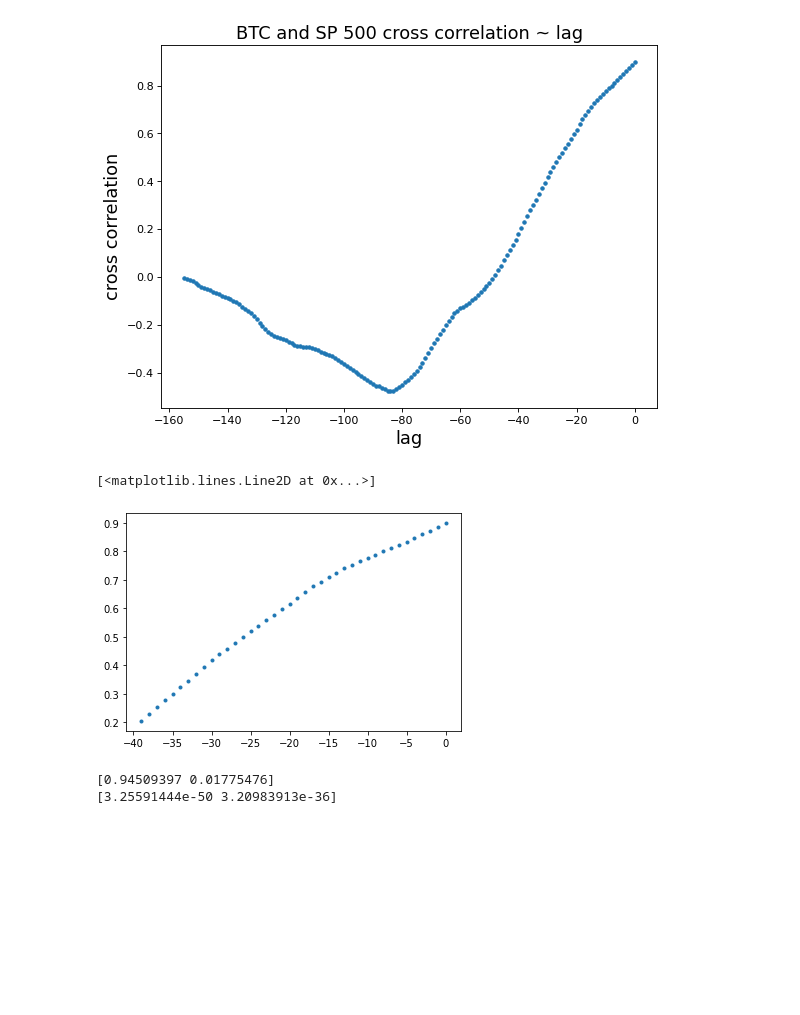
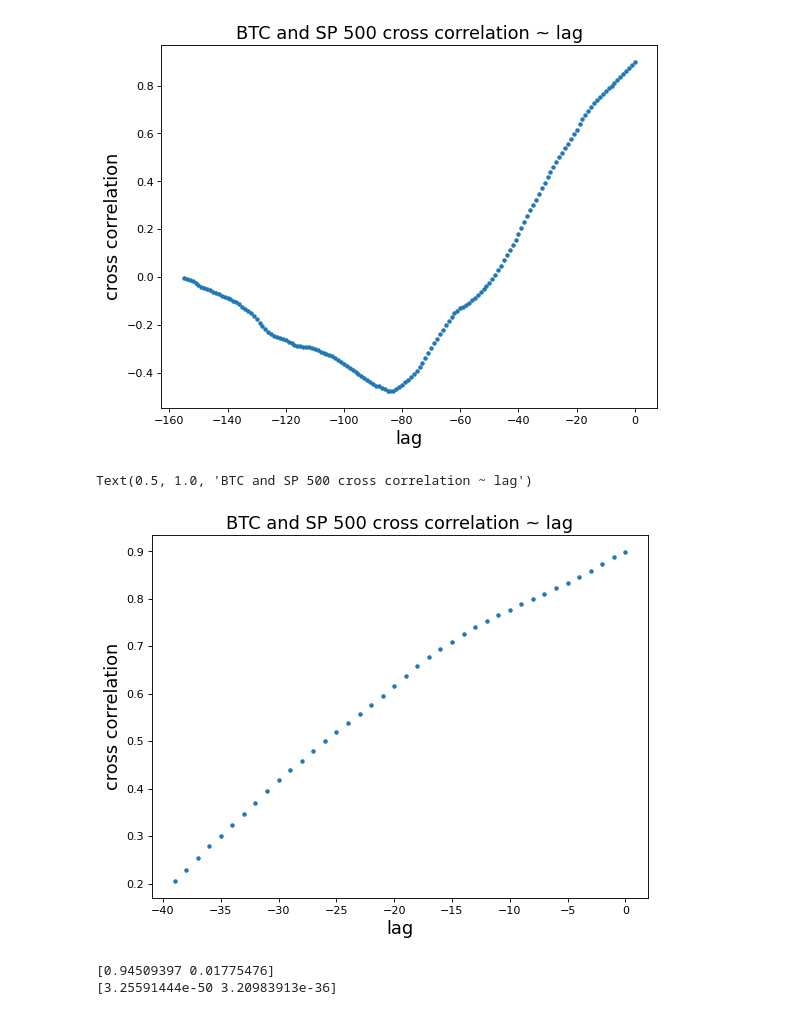
Before and after one commit to batman0911/coin_report, a Jupyter notebook: src/cross_correlation.ipynb, the cells around one changed output. Drawn from its saved outputs; the diff is of its cells as text; code cells hidden in the pictures; blank space fills up the shorter version.

Commit message:
plot

```diff
--- a/src/cross_correlation.ipynb
+++ b/src/cross_correlation.ipynb
@@ -39,12 +34,16 @@ Text(0.5, 1.0, 'BTC and SP 500 cross correlation ~ lag')
 # %%
 type(ccr)
 ccr40 = ccr[0:40]
 lags40 = - np.arange(0,40)
 
+figure(figsize=(8,6), dpi=80)
 plt.plot(lags40, ccr40, '.')
+plt.xlabel('lag', fontsize=16)
+plt.ylabel('cross correlation', fontsize=16)
+plt.title('BTC and SP 500 cross correlation ~ lag', fontsize=16)
 # %% [output]
-[<matplotlib.lines.Line2D at 0x...>]
+Text(0.5, 1.0, 'BTC and SP 500 cross correlation ~ lag')
-[figure, old version]
+[figure, new version]
 # %%
 X = sm.add_constant(lags40)
 model = sm.OLS(ccr40, X).fit()
```
Also changed, not shown: parts of 4 cells of this notebook, 5 other files.
